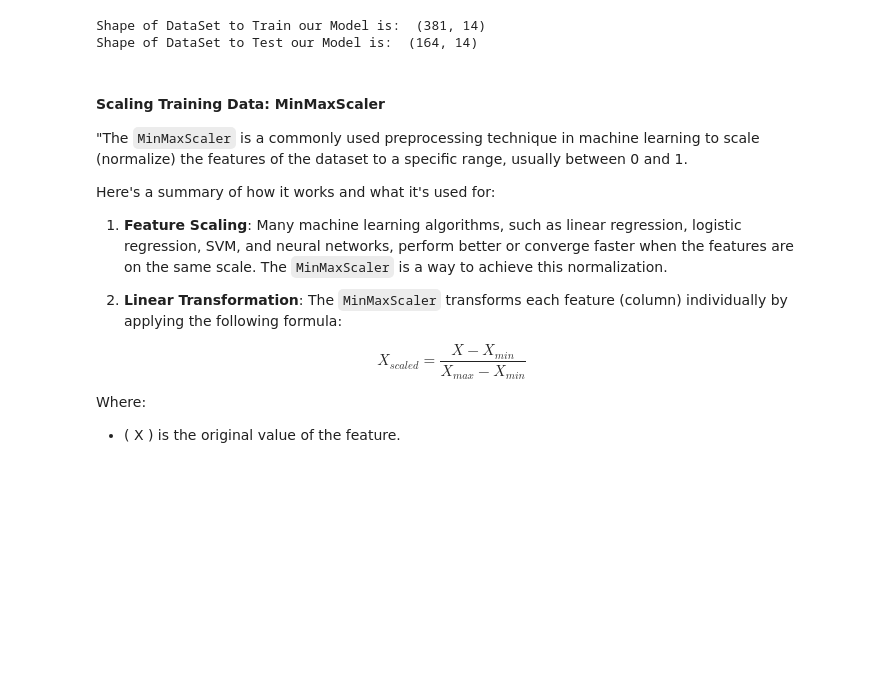
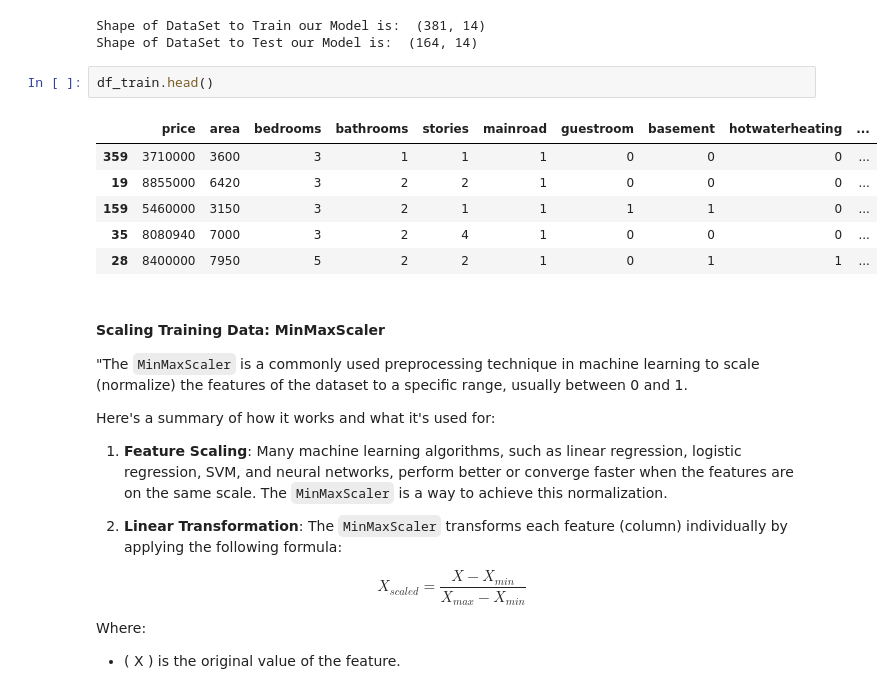
Before and after one commit to efrainmpp1/MachineLearning_And_DataMining, a Jupyter notebook: ExerciseList1/Infer_Price_of_House_by_RandomForest.ipynb, the cells around one changed output. Drawn from its saved outputs; the diff is of its cells as text; blank space fills up the shorter version.

```diff
--- a/ExerciseList1/Infer_Price_of_House_by_RandomForest.ipynb
+++ b/ExerciseList1/Infer_Price_of_House_by_RandomForest.ipynb
@@ -234,6 +232,15 @@ print('Shape of DataSet to Test our Model is: ', df_test.shape)
 # %% [output]
 Shape of DataSet to Train our Model is:  (381, 14)
 Shape of DataSet to Test our Model is:  (164, 14)
+# %%
+df_train.head()
+# %% [output]
+|  | price | area | bedrooms | bathrooms | stories | mainroad | guestroom | basement | hotwaterheating | ... |
+| 359 | 3710000 | 3600 | 3 | 1 | 1 | 1 | 0 | 0 | 0 | ... |
+| 19 | 8855000 | 6420 | 3 | 2 | 2 | 1 | 0 | 0 | 0 | ... |
+| 159 | 5460000 | 3150 | 3 | 2 | 1 | 1 | 1 | 1 | 0 | ... |
+| 35 | 8080940 | 7000 | 3 | 2 | 4 | 1 | 0 | 0 | 0 | ... |
+| 28 | 8400000 | 7950 | 5 | 2 | 2 | 1 | 0 | 1 | 1 | ... |
 # %% [markdown]
 #### Scaling Training Data: MinMaxScaler
 
```
Also changed, not shown: parts of 14 cells of this notebook.
